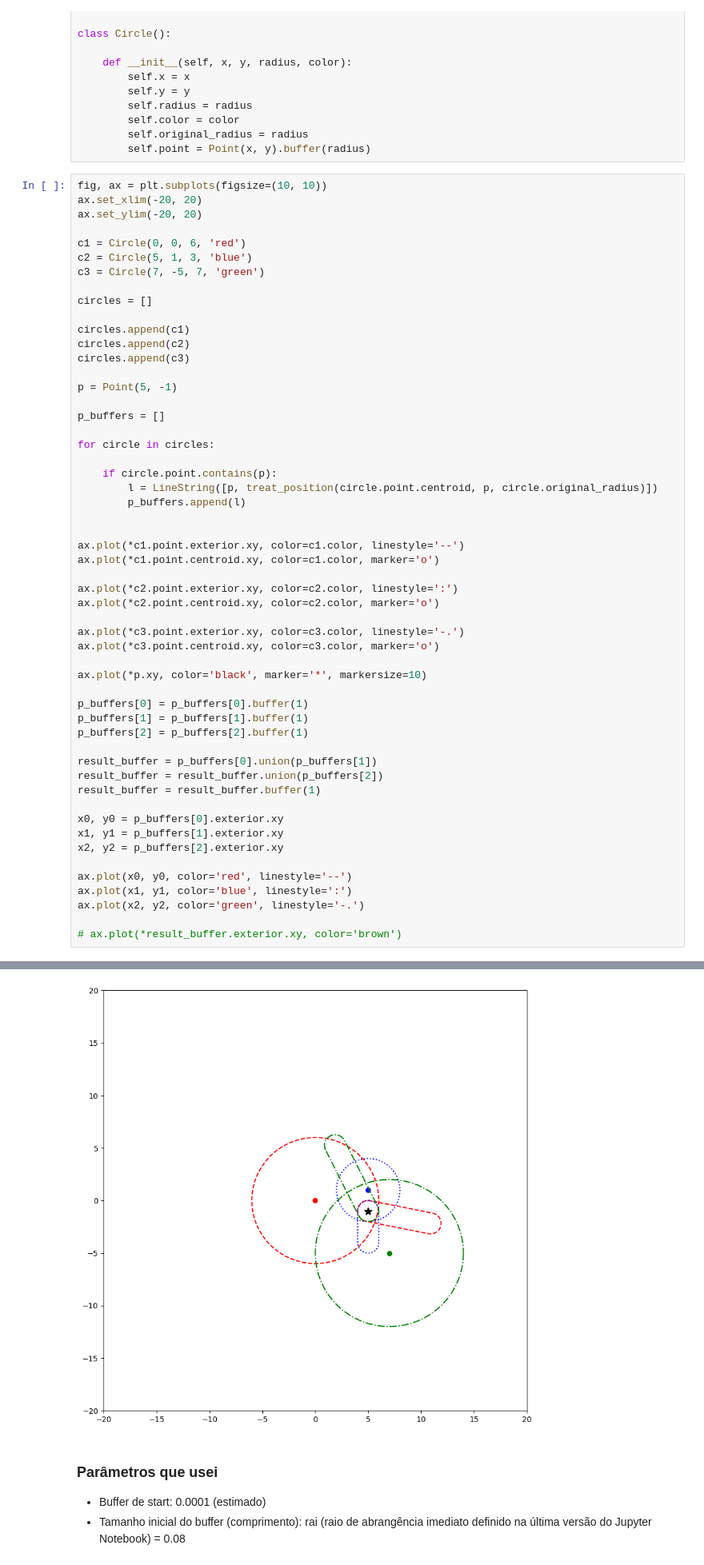
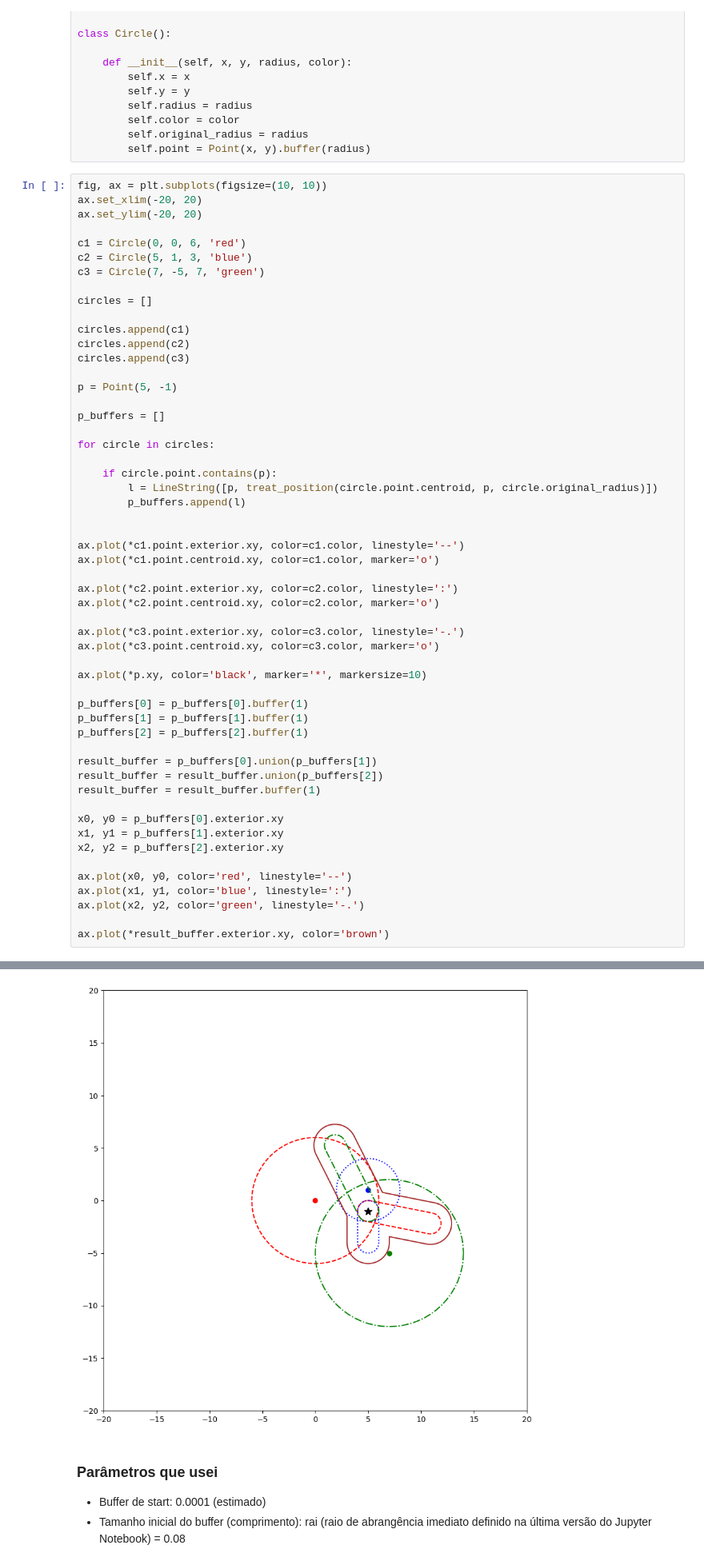
Before and after one commit to rmshimomura/Scientific-initiation, a Jupyter notebook: buffer_test.ipynb, the cells around one changed output, grey strips where cells are left out. Shown at 80% size. Cells and saved outputs as stored; diff of their text form.

```diff
--- a/buffer_test.ipynb
+++ b/buffer_test.ipynb
@@ -127,35 +127,35 @@ for circle in circles:
 
 ax.plot(*c1.point.exterior.xy, color=c1.color, linestyle='--')
 ax.plot(*c1.point.centroid.xy, color=c1.color, marker='o')
 
 ax.plot(*c2.point.exterior.xy, color=c2.color, linestyle=':')
 ax.plot(*c2.point.centroid.xy, color=c2.color, marker='o')
 
 ax.plot(*c3.point.exterior.xy, color=c3.color, linestyle='-.')
 ax.plot(*c3.point.centroid.xy, color=c3.color, marker='o')
 
 ax.plot(*p.xy, color='black', marker='*', markersize=10)
 
 p_buffers[0] = p_buffers[0].buffer(1)
 p_buffers[1] = p_buffers[1].buffer(1)
 p_buffers[2] = p_buffers[2].buffer(1)
 
 result_buffer = p_buffers[0].union(p_buffers[1])
 result_buffer = result_buffer.union(p_buffers[2])
 result_buffer = result_buffer.buffer(1)
 
 x0, y0 = p_buffers[0].exterior.xy
 x1, y1 = p_buffers[1].exterior.xy
 x2, y2 = p_buffers[2].exterior.xy
 
 ax.plot(x0, y0, color='red', linestyle='--')
 ax.plot(x1, y1, color='blue', linestyle=':')
 ax.plot(x2, y2, color='green', linestyle='-.')
 
-# ax.plot(*result_buffer.exterior.xy, color='brown')
+ax.plot(*result_buffer.exterior.xy, color='brown')
 # %% [output]
 [<matplotlib.lines.Line2D at 0x...>]
-[figure, old version]
+[figure, new version]
 # %% [markdown]
 ### Parâmetros que usei
 
```
Also changed, not shown: 9 other files.
